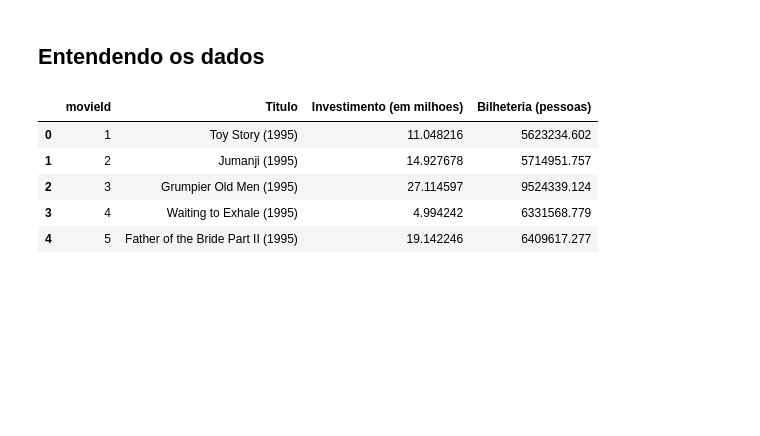
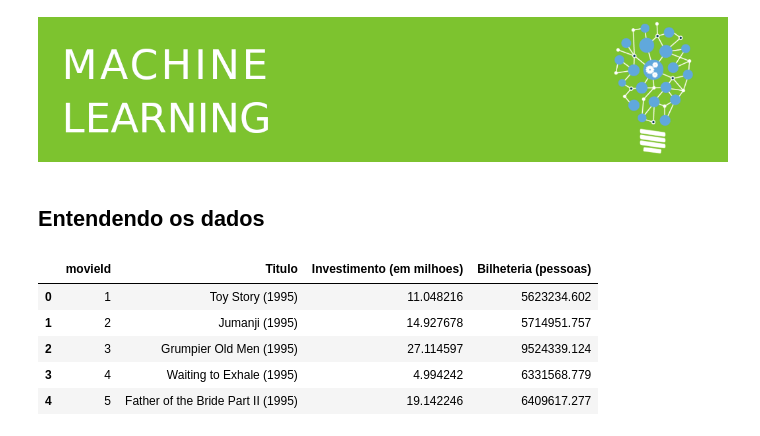
Before and after one commit to leandrorodor/ALR-Machine_Learning_AS, a Jupyter notebook: regressao_linear.ipynb, the cells around one changed output. Saved outputs shown, nothing was run; the diff lists cells and outputs as text; code cells hidden in the pictures; blank space fills up the shorter version.

```diff
--- a/regressao_linear.ipynb
+++ b/regressao_linear.ipynb
@@ -1,5 +1,10 @@
 # %% [markdown]
 <a href="https://colab.research.google.com/github/leandrorodor/ALR-Machine_Learning_AS/blob/main/regressao_linear.ipynb" target="_parent"><img src="https://colab.research.google.com/assets/colab-badge.svg" alt="Open In Colab"/></a>
+# %%
+from IPython.display import Image
+Image('/content/sample_data/banner_machine_learning.png')
+# %% [output]
+[figure, added]
 # %% [markdown]
 ## Entendendo os dados
 # %%
```
